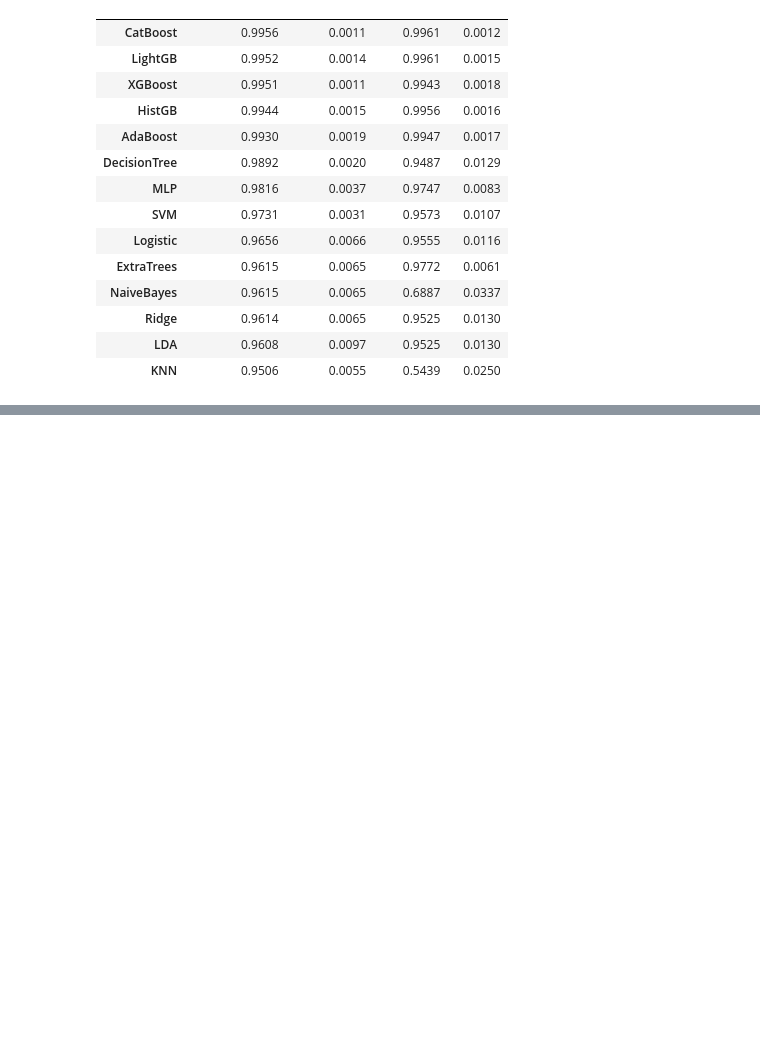
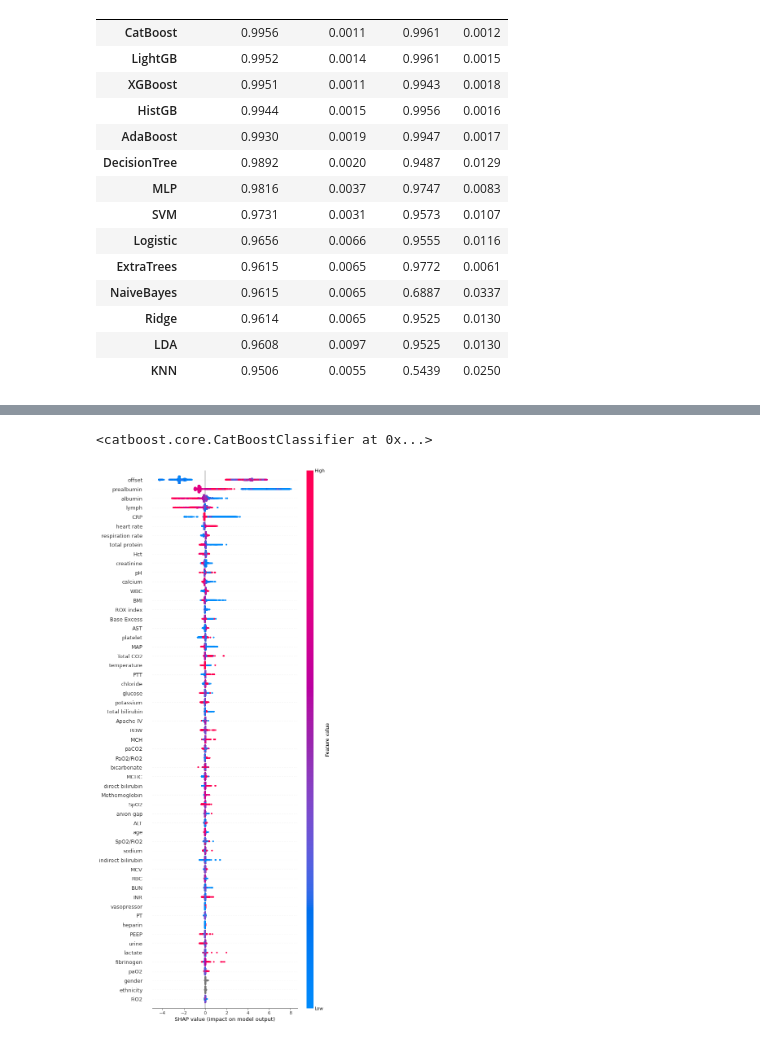
Before and after one commit to zEuler1027/ML_PICS, a Jupyter notebook: model_eicu_full.ipynb, the cells around one changed output, grey strips where cells are left out. Cells and saved outputs as stored; diff of their text form; code cells hidden in the pictures; blank space fills up the shorter version.

```diff
--- a/model_eicu_full.ipynb
+++ b/model_eicu_full.ipynb
@@ -598,0 +581,4 @@ df_summary.style.format('{:.4f}')
+# %%
+shap.initjs()
+
+plt.rcParams['figure.facecolor'] = '#FFF'
@@ -598,0 +587,14 @@ df_summary.style.format('{:.4f}')
+# %%
+catboost_model.fit(X_raw, y)
+# %% [output]
+<catboost.core.CatBoostClassifier at 0x...>
+# %%
+explainer = shap.Explainer(catboost_model)
+shap_values = explainer(X_raw)
+# %%
+shap.plots.beeswarm(
+    shap_values,
+    max_display=99,
+)
+# %% [output]
+[figure, added]
```
Also changed, not shown: parts of 7 cells of this notebook, 11 other files.
